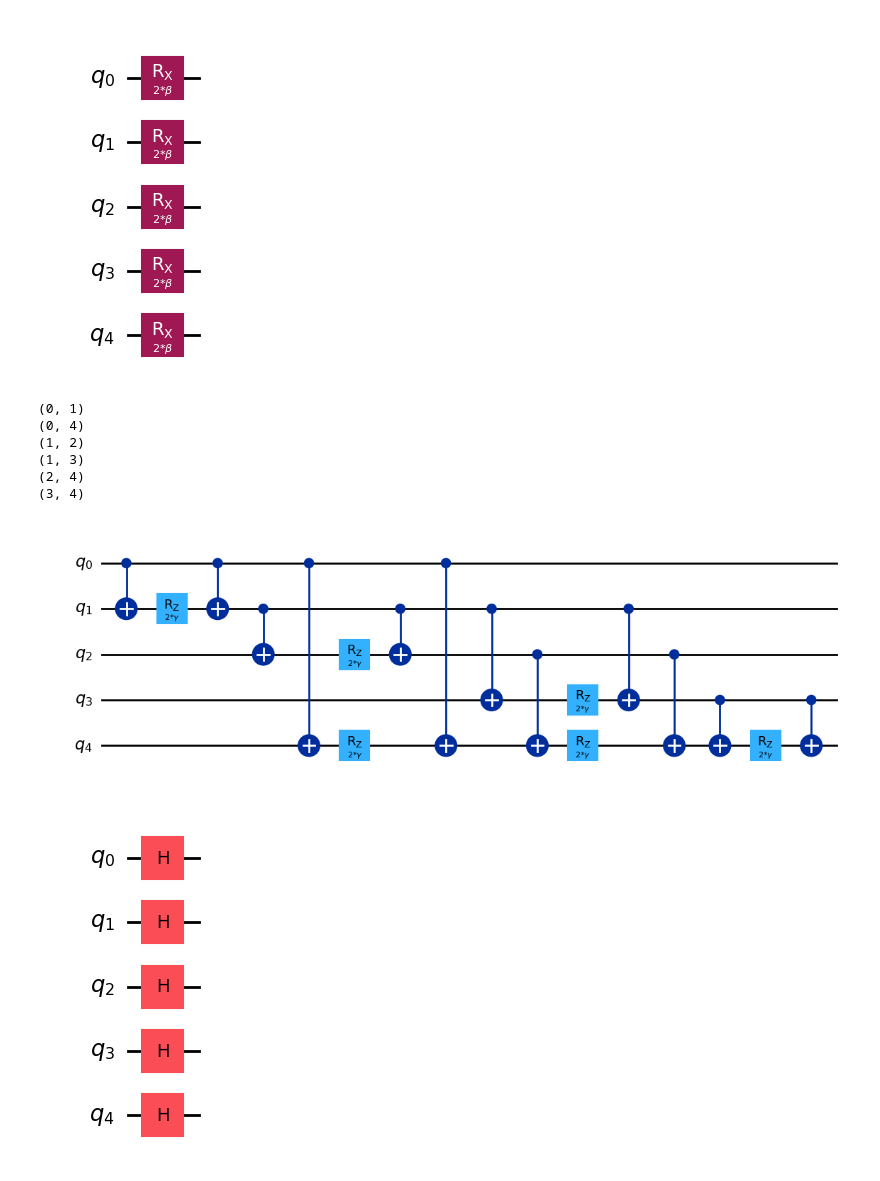
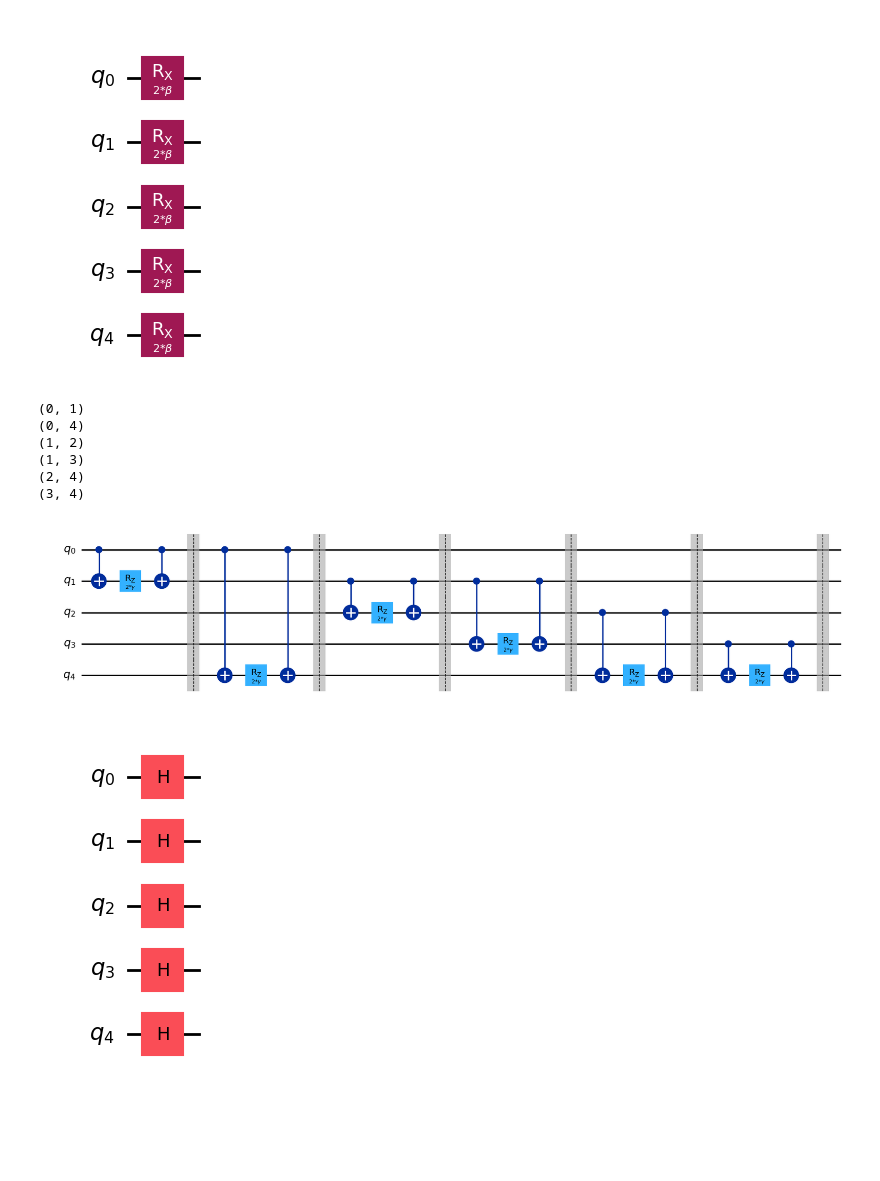
Before and after one commit to Lilith207/PythonForQuantum, a Jupyter notebook: Advanced/Assignment 4/qaoa_1.ipynb, the cells around one changed output. Drawn from its saved outputs; the diff is of its cells as text; code cells hidden in the pictures; blank space fills up the shorter version.

```diff
--- a/Advanced/Assignment 4/qaoa_1.ipynb
+++ b/Advanced/Assignment 4/qaoa_1.ipynb
@@ -45,19 +45,20 @@ qc_mix.draw('mpl')
 # %%
 gamma = Parameter("$\\gamma$")
 qc_p = QuantumCircuit(nqubits)
 for pair in list(G.edges()):  # pairs of nodes
     print(pair)
     qc_p.rzz(2 * gamma, pair[0], pair[1])
+    qc_p.barrier()
 
 qc_p.decompose().draw('mpl')
 # %% [output]
 (0, 1)
 (0, 4)
 (1, 2)
 (1, 3)
 (2, 4)
 (3, 4)
-[figure, old version]
+[figure, new version]
 # %%
 qc_0 = QuantumCircuit(nqubits)
 for i in range(0, nqubits):
```
Also changed, not shown: parts of 2 cells of this notebook, 5 other files.
